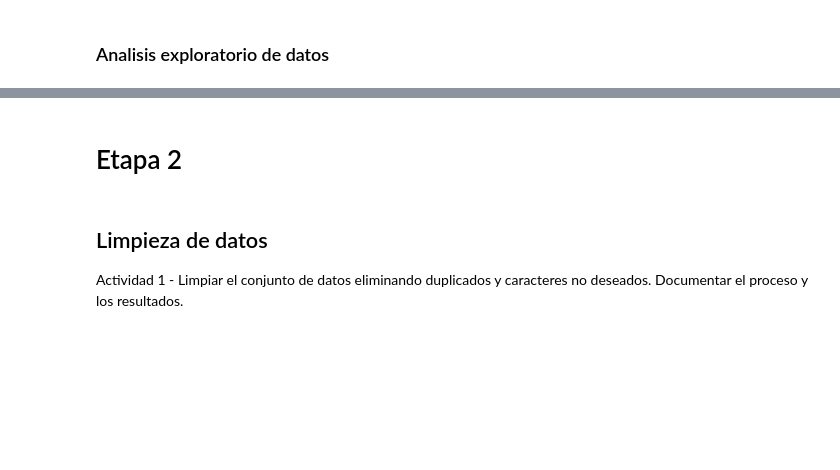
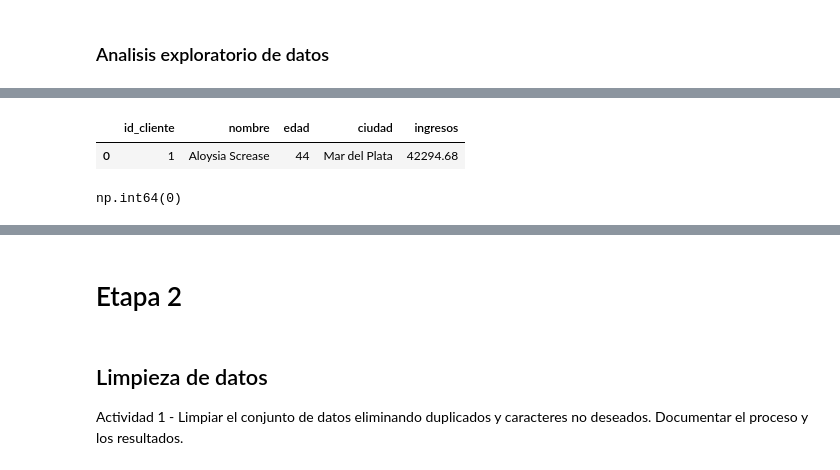
Before and after one commit to alex-degarate/TT-2C2025-Data-Analitycs-Notebooks, a Jupyter notebook: PreEntrega/Pre-entrega-alex.ipynb, the cells around one changed output, grey strips where cells are left out. Saved outputs shown, nothing was run; the diff lists cells and outputs as text; code cells hidden in the pictures; blank space fills up the shorter version.

```diff
--- a/PreEntrega/Pre-entrega-alex.ipynb
+++ b/PreEntrega/Pre-entrega-alex.ipynb
@@ -323,0 +365,11 @@ El campo fecha_fin &emsp; es objeto &emsp; => cambiar a dtype datetime
+# %%
+# Visualizamos los primeros registros con head()
+df_clientes.head(1)
+# %% [output]
+|  | id_cliente | nombre | edad | ciudad | ingresos |
+| 0 | 1 | Aloysia Screase | 44 | Mar del Plata | 42294.68 |
+# %%
+# Buscamos registros duplicados
+df_ventas.duplicated().sum()
+# %% [output]
+np.int64(0)
```
Also changed, not shown: parts of 35 cells of this notebook.
